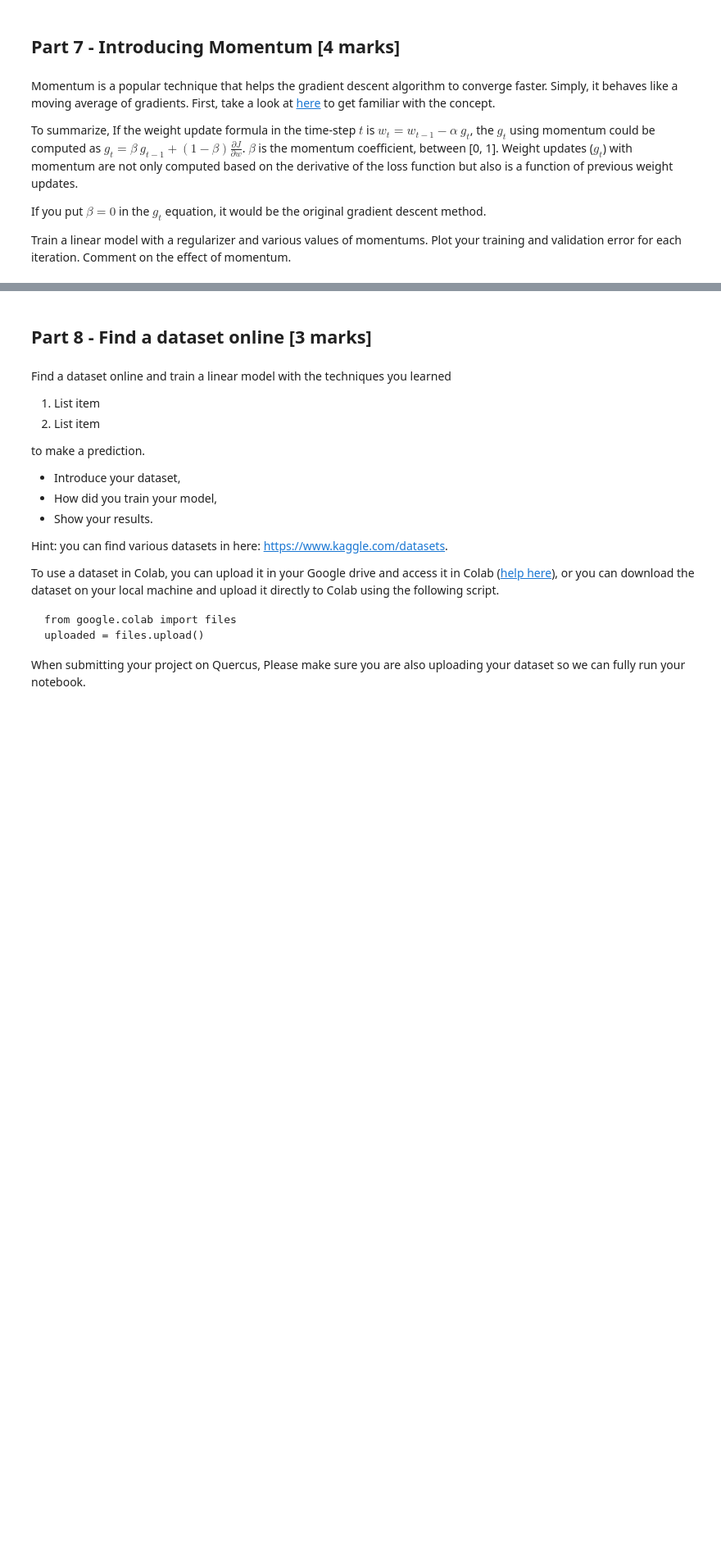
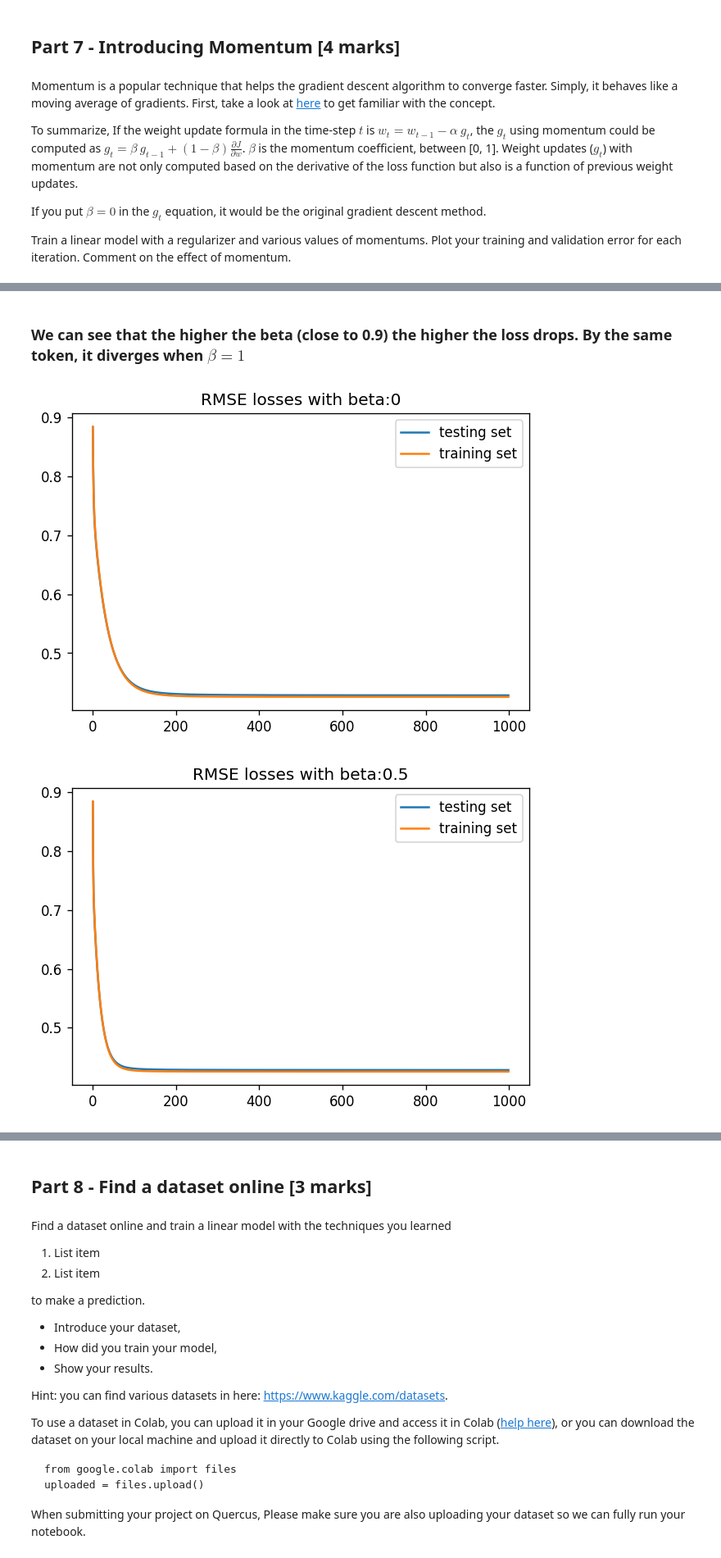
Before and after one commit to armandordorica/APS1070_A4_Linear_Regression_Gradient_Descent, a Jupyter notebook: Project_4.ipynb, the cells around one changed output, grey strips where cells are left out. Shown at 82% size. Cells and saved outputs as stored; diff of their text form; code cells hidden in the pictures; blank space fills up the shorter version.

```diff
--- a/Project_4.ipynb
+++ b/Project_4.ipynb
@@ -937,0 +1055,18 @@ Train a linear model with a regularizer and various values of momentums. Plot yo
+# %%
+betas = [0, 0.5, 0.9, 1]
+# %%
+rmses_momentum = []
+w_momentums = []
+b_momentums = []
+loss_momentums = []
+for beta in betas:
+  w_momentum, b_momentum, loss_momentum = LinearRegression(X, y, beta,  1000, 0.01, "momentum", 100, np.zeros((40,1)), b_current=0)
+  y_pred_momentum = np.dot(X_train_scaled_np, w_momentum)
+  rmse_loss = rmse(y_pred_momentum, y_train_scaled_np)
+
+
+  rmses_momentum.append(rmse_loss)
+  w_momentums.append(w_momentum)
+  b_momentums.append(b_momentum)
+  loss_momentums.append(loss_momentum)
+  print(beta, rmse_loss)
@@ -937,0 +1078,62 @@ Train a linear model with a regularizer and various values of momentums. Plot yo
+# %% [markdown]
+### **We can see that the higher the beta (close to 0.9) the higher the loss drops. By the same token, it diverges when $\beta=1$**
+# %%
+for beta in betas:
+  mu = beta
+  N = float(len(y))
+  batch_size = 100
+  m_current = np.zeros((40,1))
+  b_current = 0
+  epochs = 1000
+  mini_batch_cost = []
+  learning_rate = 0.01
+
+  costs = []
+  training_rmse_losses= []
+  test_rmse_losses=[]
+  for i in range(epochs):
+    for j in range(0, int(N), batch_size):
+        #print(m_current)
+        y_current =  np.dot(X[j:j+batch_size],m_current) + b_current
+        mini_batch_cost.append(sum([data**2 for data in (y[j:j+batch_size] - y_current)]) / N)
+
+        m_gradient = -(2/N) * np.dot(X[j:j+batch_size].T, (y[j:j+batch_size] - y_current))
+        b_gradient = -(2/N) * sum(y[j:j+batch_size] - y_current)
+
+        if i == 0:
+            v_m = 0
+            v_b = 0
+
+        v_m = mu * v_m + learning_rate * m_gradient
+        v_b = mu * v_b + learning_rate * b_gradient
+
+        m_current = m_current - v_m
+        b_current = b_current - v_b
+
+    cost = sum(mini_batch_cost) / float(len(mini_batch_cost))
+    costs.append(cost)
+    mini_batch_cost = []
+
+    y_pred_train_momentum = np.dot(X_train_scaled_np, m_current)
+    training_rmse_loss = rmse(y_pred_train_momentum, y_train_scaled_np)
+    training_rmse_losses.append(training_rmse_loss)
+
+    y_pred_test_momentum = np.dot(X_test_scaled_np, m_current)
+    test_rmse_loss = rmse(y_pred_test_momentum, y_test_scaled_np)
+    test_rmse_losses.append(test_rmse_loss)
+
+
+  # plt.plot(costs)
+  # plt.xlabel("Num iterations")
+  # plt.ylabel("Loss")
+  # plt.title("Loss function with momentum beta:{}".format(mu))
+
+
+  plt.plot(test_rmse_losses, label='testing set')
+  plt.plot(training_rmse_losses, label='training set')
+  plt.title("RMSE losses with beta:{}".format(beta))
+  plt.legend()
+  plt.show()
+# %% [output]
+[figure, added]
+[figure, added]
```
Also changed, not shown: parts of 25 cells of this notebook.
